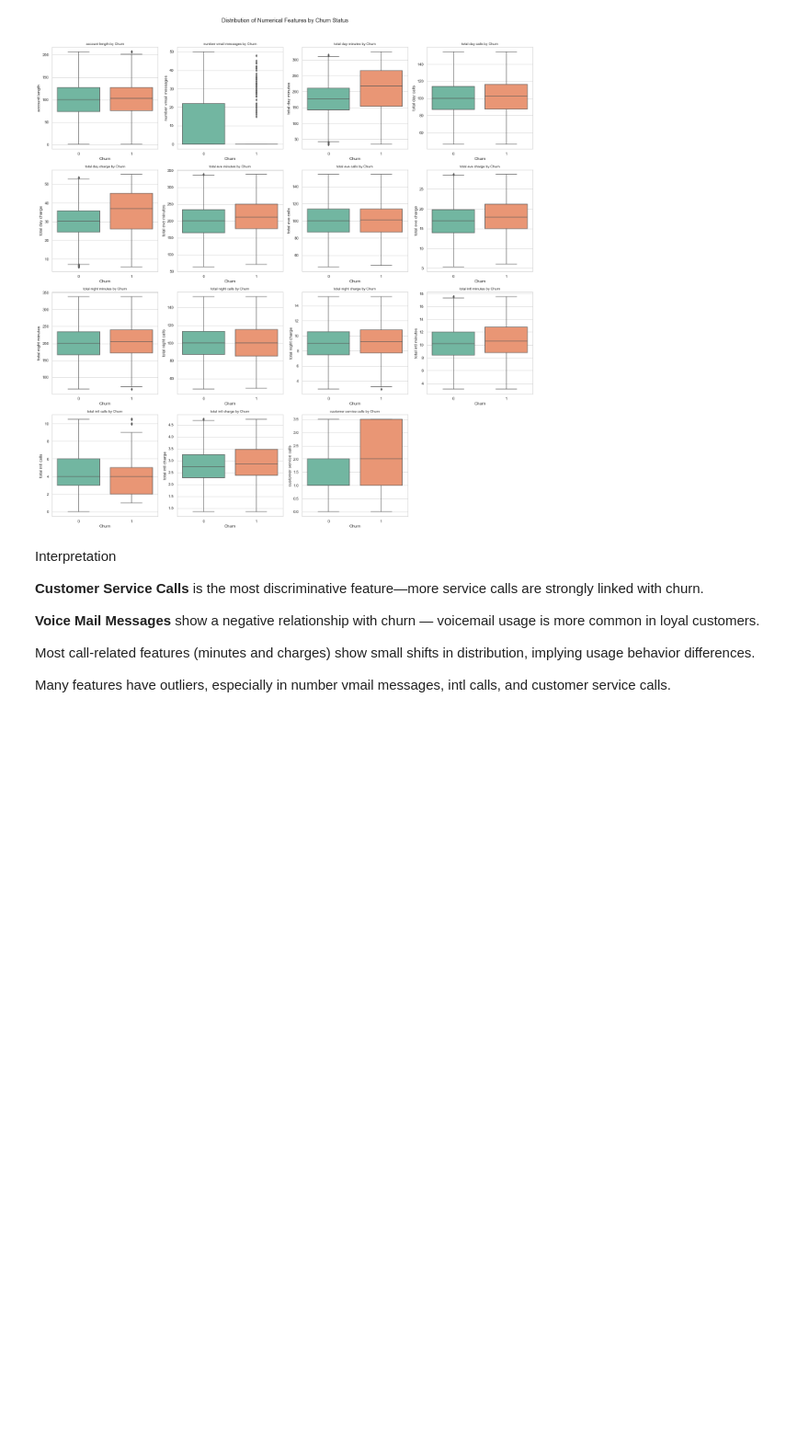
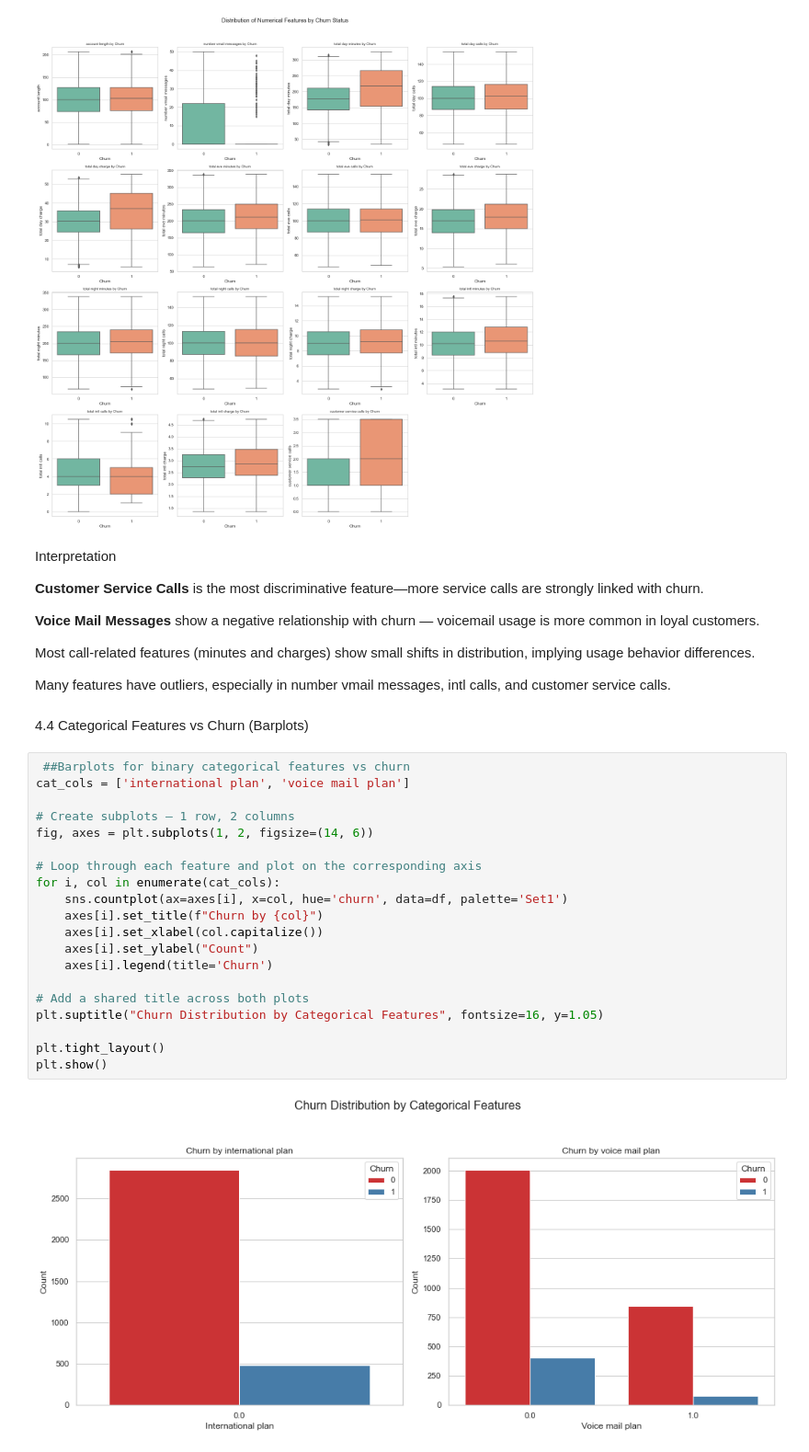
Before and after one commit to Nightingale-Tech/SYRIATEL-CUSTOMER-CHURN, a Jupyter notebook: notebooks/customer churn.ipynb, the cells around one changed output. Shown at 92% size. Cells and saved outputs as stored; diff of their text form; blank space fills up the shorter version.

Commit message:
Barplots of churn by 'international plan' and 'voice mail plan

```diff
--- a/notebooks/customer churn.ipynb
+++ b/notebooks/customer churn.ipynb
@@ -280,3 +280,27 @@ Interpretation
 Most call-related features (minutes and charges) show small shifts in distribution, implying usage behavior differences.
 
 Many features have outliers, especially in number vmail messages, intl calls, and customer service calls.
+# %% [markdown]
+4.4 Categorical Features vs Churn (Barplots)
+# %%
+ ##Barplots for binary categorical features vs churn
+cat_cols = ['international plan', 'voice mail plan']
+
+# Create subplots – 1 row, 2 columns
+fig, axes = plt.subplots(1, 2, figsize=(14, 6))
+
+# Loop through each feature and plot on the corresponding axis
+for i, col in enumerate(cat_cols):
+    sns.countplot(ax=axes[i], x=col, hue='churn', data=df, palette='Set1')
+    axes[i].set_title(f"Churn by {col}")
+    axes[i].set_xlabel(col.capitalize())
+    axes[i].set_ylabel("Count")
+    axes[i].legend(title='Churn')
+
+# Add a shared title across both plots
+plt.suptitle("Churn Distribution by Categorical Features", fontsize=16, y=1.05)
+
+plt.tight_layout()
+plt.show()
+# %% [output]
+[figure, added]
```
Also changed, not shown: parts of 1 cell of this notebook.
